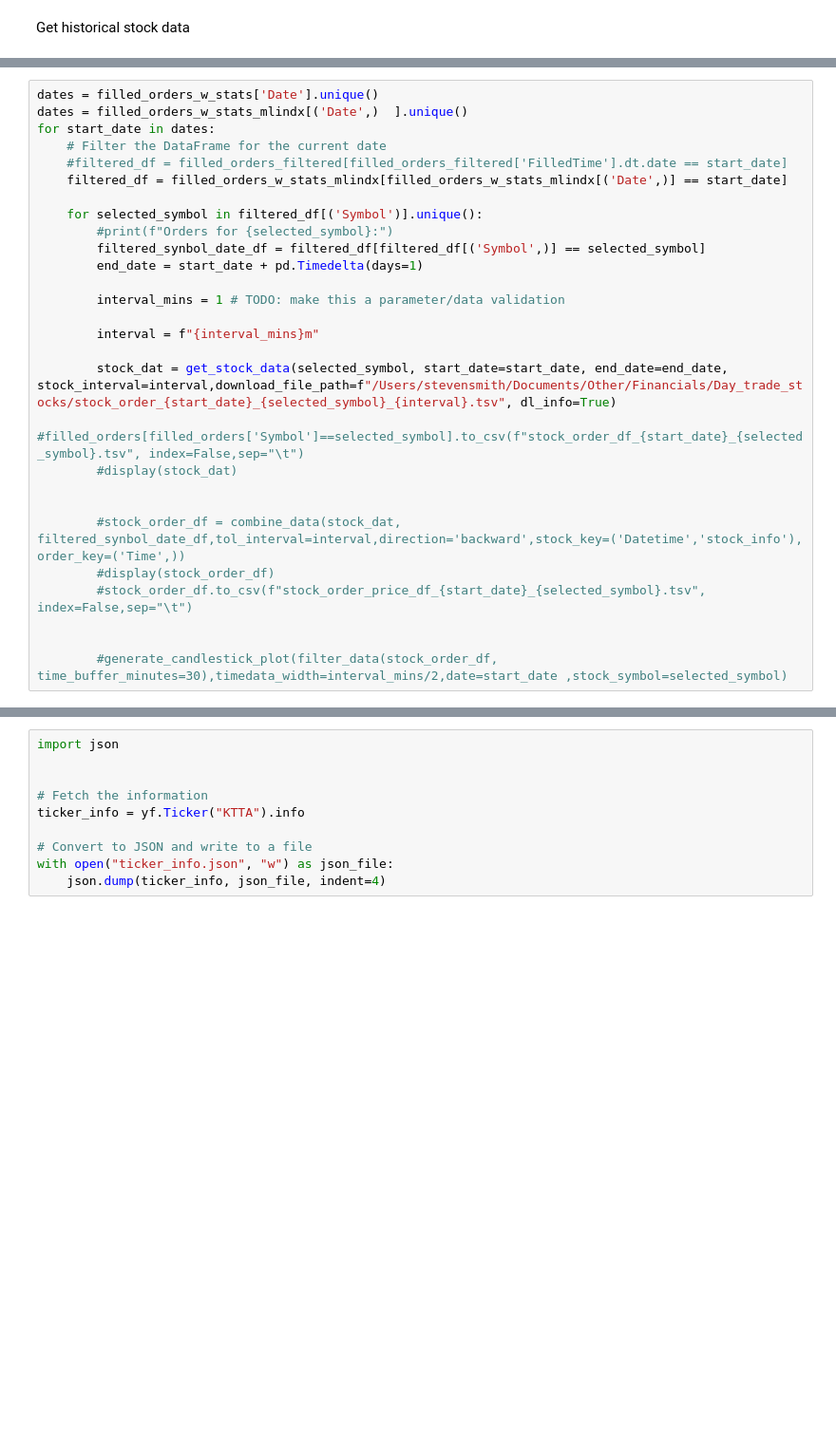
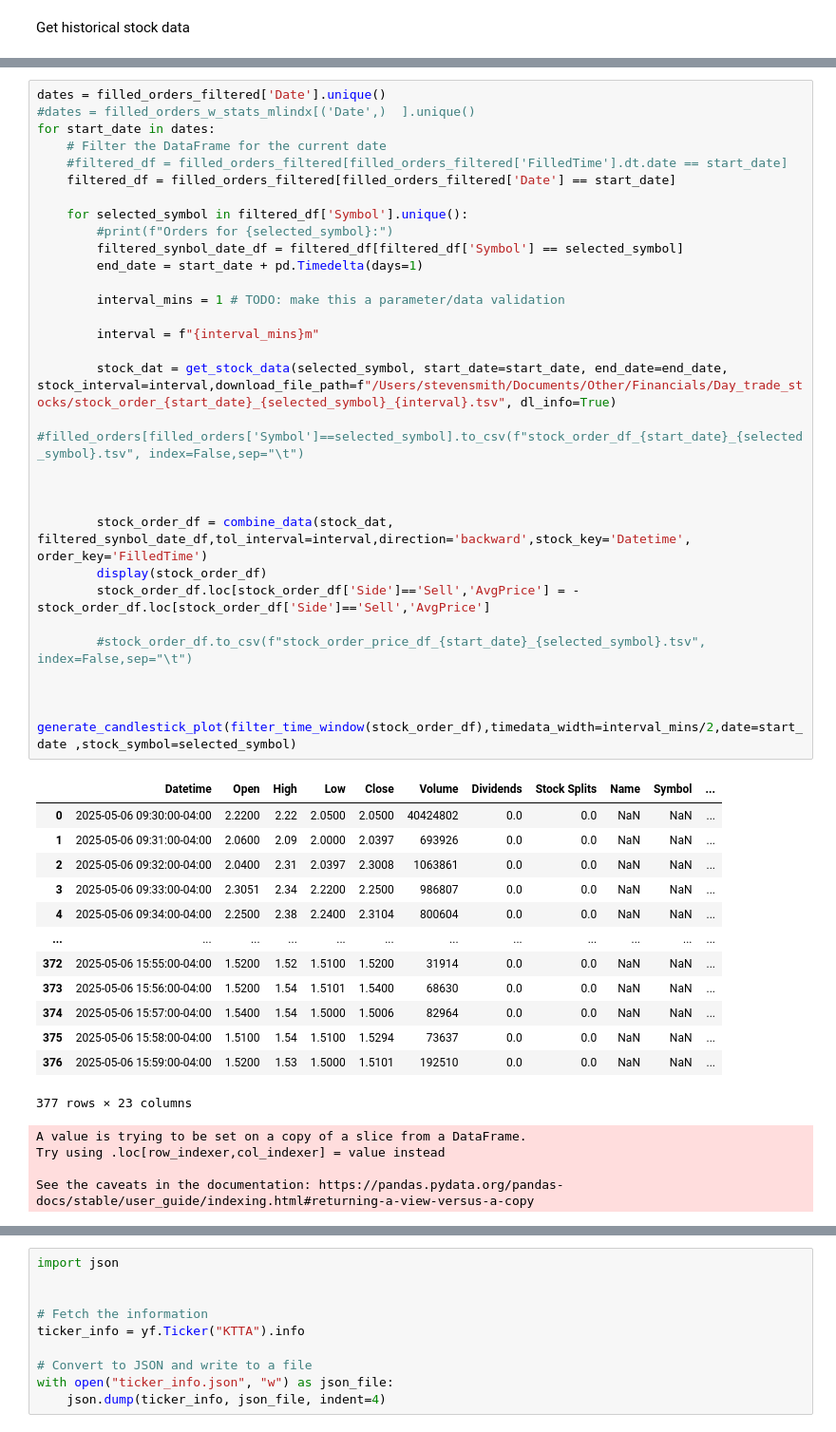
Before and after one commit to sbs87/Random_Projects, a Jupyter notebook: stock_reccomender/DayTrader_Analysis.ipynb, the cells around one changed output, grey strips where cells are left out. Shown at 95% size. Cells and saved outputs as stored; diff of their text form; blank space fills up the shorter version.

```diff
--- a/stock_reccomender/DayTrader_Analysis.ipynb
+++ b/stock_reccomender/DayTrader_Analysis.ipynb
@@ -455,30 +518,50 @@ filled_orders = order_df.sort_values(by=order_key)
 | Side |  |  |  |  |  | Buy | Sell | Buy | Sell | Buy | Sell | ... |
 | 11 | CEP_2025-04-30 10:41:51-04:00 | CEP | 5 | 2025-04-30 | 10:41:51 | 35.02 | 34.61 | 2025-04-30 10:42:02-04:00 | 2025-04-30 10:43:29-04:00 | False | False | ... |
 # %%
-dates = filled_orders_w_stats['Date'].unique()
-dates = filled_orders_w_stats_mlindx[('Date',)  ].unique()
+dates = filled_orders_filtered['Date'].unique()
+#dates = filled_orders_w_stats_mlindx[('Date',)  ].unique()
 for start_date in dates:
     # Filter the DataFrame for the current date
     #filtered_df = filled_orders_filtered[filled_orders_filtered['FilledTime'].dt.date == start_date]
-    filtered_df = filled_orders_w_stats_mlindx[filled_orders_w_stats_mlindx[('Date',)] == start_date]
+    filtered_df = filled_orders_filtered[filled_orders_filtered['Date'] == start_date]
 
-    for selected_symbol in filtered_df[('Symbol')].unique():
+    for selected_symbol in filtered_df['Symbol'].unique():
         #print(f"Orders for {selected_symbol}:")
-        filtered_synbol_date_df = filtered_df[filtered_df[('Symbol',)] == selected_symbol]
+        filtered_synbol_date_df = filtered_df[filtered_df['Symbol'] == selected_symbol]
         end_date = start_date + pd.Timedelta(days=1)
 
         interval_mins = 1 # TODO: make this a parameter/data validation
 
         interval = f"{interval_mins}m"
 
         stock_dat = get_stock_data(selected_symbol, start_date=start_date, end_date=end_date, stock_interval=interval,download_file_path=f"/Users/stevensmith/Documents/Other/Financials/Day_trade_stocks/stock_order_{start_date}_{selected_symbol}_{interval}.tsv", dl_info=True)
         #filled_orders[filled_orders['Symbol']==selected_symbol].to_csv(f"stock_order_df_{start_date}_{selected_symbol}.tsv", index=False,sep="\t")
-        #display(stock_dat)
 
 
-        #stock_order_df = combine_data(stock_dat, filtered_synbol_date_df,tol_interval=interval,direction='backward',stock_key=('Datetime','stock_info'), order_key=('Time',))
-        #display(stock_order_df)
+
+        stock_order_df = combine_data(stock_dat, filtered_synbol_date_df,tol_interval=interval,direction='backward',stock_key='Datetime', order_key='FilledTime')
+        display(stock_order_df)
+        stock_order_df.loc[stock_order_df['Side']=='Sell','AvgPrice'] = -stock_order_df.loc[stock_order_df['Side']=='Sell','AvgPrice']
+
         #stock_order_df.to_csv(f"stock_order_price_df_{start_date}_{selected_symbol}.tsv", index=False,sep="\t")
 
 
-        #generate_candlestick_plot(filter_data(stock_order_df, time_buffer_minutes=30),timedata_width=interval_mins/2,date=start_date ,stock_symbol=selected_symbol)
+        generate_candlestick_plot(filter_time_window(stock_order_df),timedata_width=interval_mins/2,date=start_date ,stock_symbol=selected_symbol)
+# %% [output]
+|  | Datetime | Open | High | Low | Close | Volume | Dividends | Stock Splits | Name | Symbol | ... |
+| 0 | 2025-05-06 09:30:00-04:00 | 2.2200 | 2.22 | 2.0500 | 2.0500 | 40424802 | 0.0 | 0.0 | NaN | NaN | ... |
+| 1 | 2025-05-06 09:31:00-04:00 | 2.0600 | 2.09 | 2.0000 | 2.0397 | 693926 | 0.0 | 0.0 | NaN | NaN | ... |
+| 2 | 2025-05-06 09:32:00-04:00 | 2.0400 | 2.31 | 2.0397 | 2.3008 | 1063861 | 0.0 | 0.0 | NaN | NaN | ... |
+| 3 | 2025-05-06 09:33:00-04:00 | 2.3051 | 2.34 | 2.2200 | 2.2500 | 986807 | 0.0 | 0.0 | NaN | NaN | ... |
+| 4 | 2025-05-06 09:34:00-04:00 | 2.2500 | 2.38 | 2.2400 | 2.3104 | 800604 | 0.0 | 0.0 | NaN | NaN | ... |
+| ... | ... | ... | ... | ... | ... | ... | ... | ... | ... | ... | ... |
+| 372 | 2025-05-06 15:55:00-04:00 | 1.5200 | 1.52 | 1.5100 | 1.5200 | 31914 | 0.0 | 0.0 | NaN | NaN | ... |
+| 373 | 2025-05-06 15:56:00-04:00 | 1.5200 | 1.54 | 1.5101 | 1.5400 | 68630 | 0.0 | 0.0 | NaN | NaN | ... |
+| 374 | 2025-05-06 15:57:00-04:00 | 1.5400 | 1.54 | 1.5000 | 1.5006 | 82964 | 0.0 | 0.0 | NaN | NaN | ... |
+| 375 | 2025-05-06 15:58:00-04:00 | 1.5100 | 1.54 | 1.5100 | 1.5294 | 73637 | 0.0 | 0.0 | NaN | NaN | ... |
+| 376 | 2025-05-06 15:59:00-04:00 | 1.5200 | 1.53 | 1.5000 | 1.5101 | 192510 | 0.0 | 0.0 | NaN | NaN | ... |
+377 rows × 23 columns
+A value is trying to be set on a copy of a slice from a DataFrame.
+Try using .loc[row_indexer,col_indexer] = value instead
+
+See the caveats in the documentation: https://pandas.pydata.org/pandas-docs/stable/user_guide/indexing.html#returning-a-view-versus-a-copy
```
Also changed, not shown: parts of 6 cells of this notebook.
